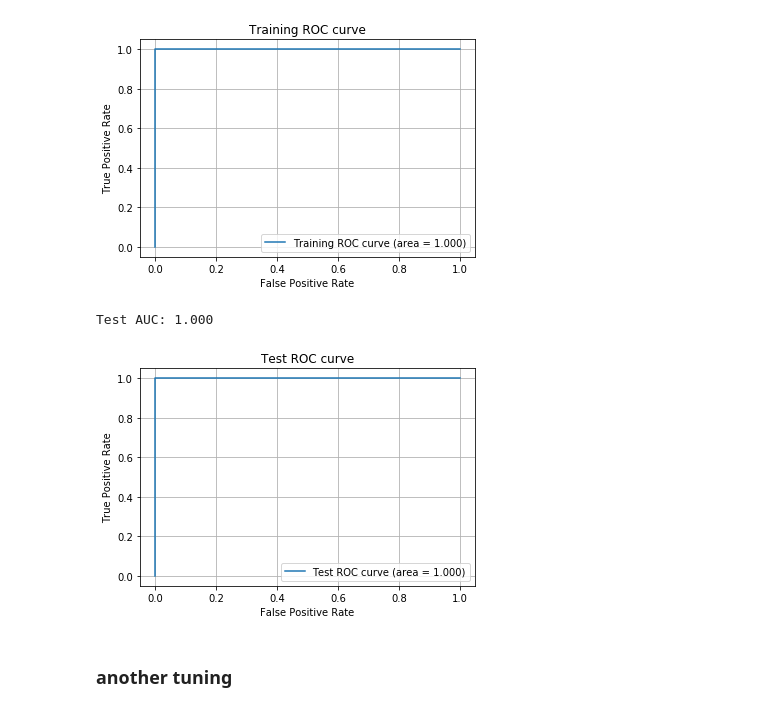
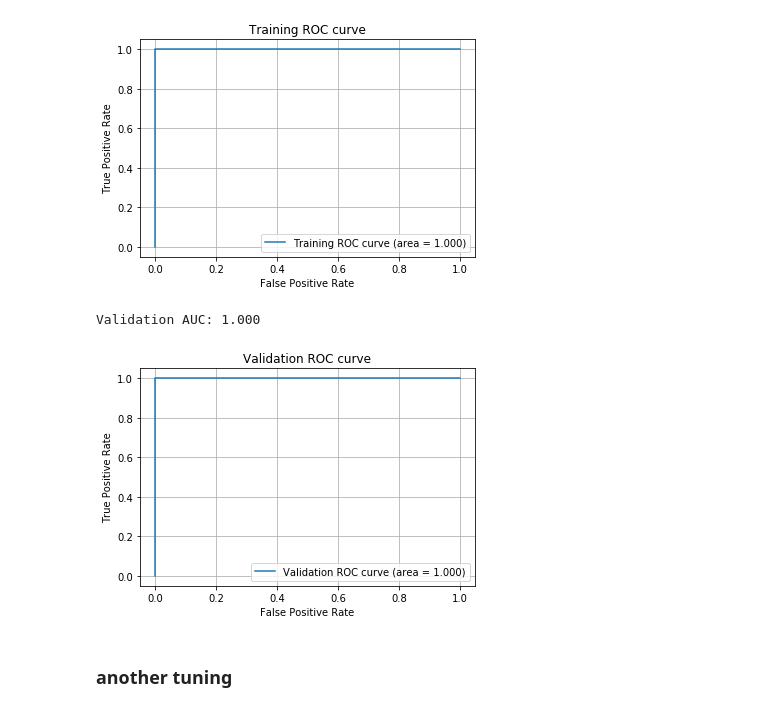
Before and after one commit to chriskwkim/mlnd, a Jupyter notebook: mlnd-capstone/Fraud Detection Learning.ipynb, the cells around one changed output. Drawn from its saved outputs; the diff is of its cells as text; code cells hidden in the pictures.

```diff
--- a/mlnd-capstone/Fraud Detection Learning.ipynb
+++ b/mlnd-capstone/Fraud Detection Learning.ipynb
@@ -315,7 +323,7 @@ show_auc_roc(y_train, train_predictions, 'Training')
 Training AUC: 1.000
 [figure]
 # %%
-# Test AUC
-test_predictions = lgbm.predict_proba(X_test, num_iteration=lgbm.best_iteration_)[:,1]
-show_auc_roc(y_test, test_predictions, 'Test')
+# Validation AUC
+val_predictions = lgbm.predict_proba(X_val, num_iteration=lgbm.best_iteration_)[:,1]
+show_auc_roc(y_val, val_predictions, 'Validation')
 # %% [output]
@@ -341,9 +349,6 @@ params={'learning_rate': 0.01,
         'max_depth': 64,
        }
 
-train_predictions = np.zeros(X_train.shape[0])
-test_predictions = np.zeros(X_test.shape[0])
-
 lgbm = lgb.LGBMClassifier(**params, n_estimators=3000)
 # Train the model
 lgbm.fit(X_train, y_train)
@@ -388,8 +393,8 @@ Training AUC: 1.000
 [figure]
 # %%
 # Test AUC
-test_predictions = lgbm.predict_proba(X_test, num_iteration=lgbm.best_iteration_)[:,1]
-show_auc_roc(y_test, test_predictions, 'Test')
+val_predictions = lgbm.predict_proba(X_val, num_iteration=lgbm.best_iteration_)[:,1]
+show_auc_roc(y_val, val_predictions, 'Test')
 # %% [output]
 Test AUC: 1.000
 [figure]
@@ -414,9 +419,6 @@ params={'learning_rate': 0.03,
         'max_depth': 128,
        }
 
-train_predictions = np.zeros(X_train.shape[0])
-test_predictions = np.zeros(X_test.shape[0])
-
 lgbm = lgb.LGBMClassifier(**params, n_estimators=3000)
 # Train the model
 lgbm.fit(X_train, y_train)
@@ -460,12 +462,12 @@ show_auc_roc(y_train, train_predictions, 'Training')
 Training AUC: 1.000
 [figure]
 # %%
-# AUC on Test
-test_predictions = lgbm.predict_proba(X_test, num_iteration=lgbm.best_iteration_)[:,1]
-show_auc_roc(y_test, test_predictions, 'Test')
+# AUC on Validation
+val_predictions = lgbm.predict_proba(X_val, num_iteration=lgbm.best_iteration_)[:,1]
+show_auc_roc(y_val, test_predictions, 'Validation')
 # %% [output]
-Test AUC: 1.000
+Validation AUC: 1.000
-[figure, old version]
+[figure, new version]
 # %% [markdown]
 ### another tuning
 # %%
```
Also changed, not shown: parts of 30 cells of this notebook, 5 other files.
